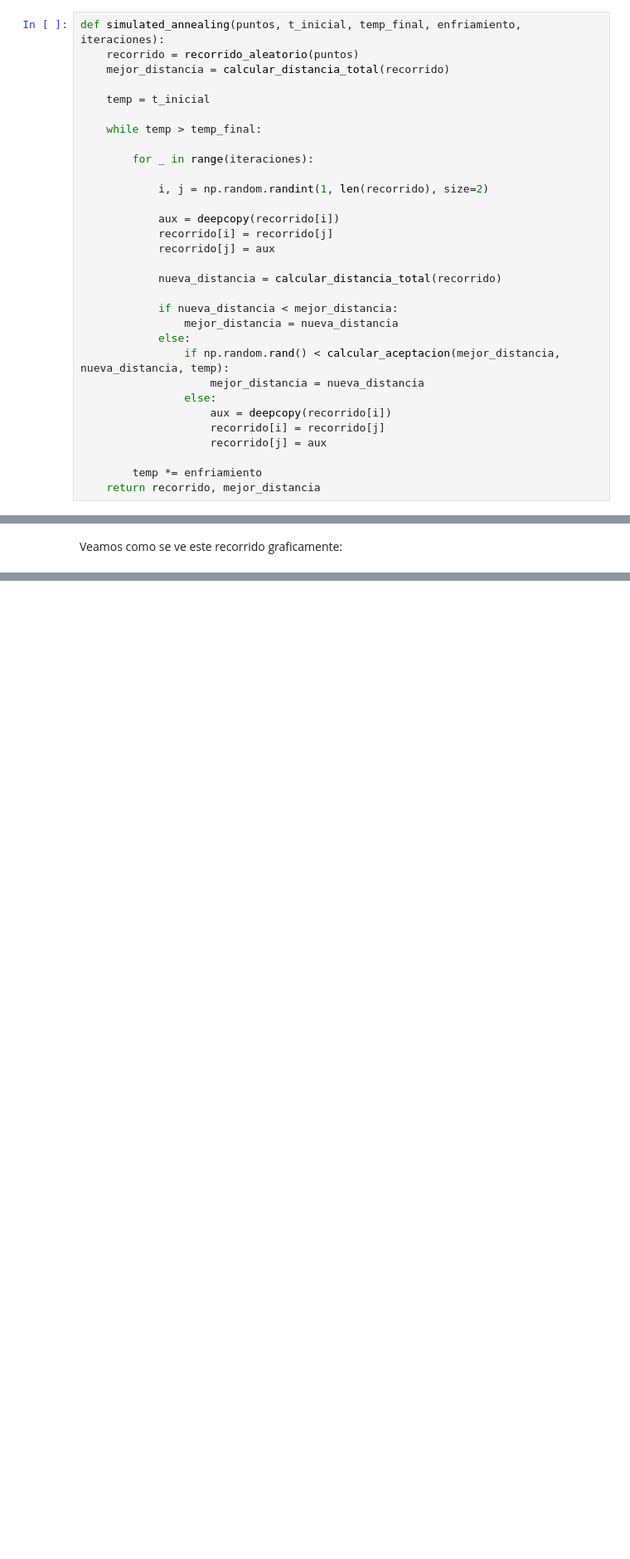
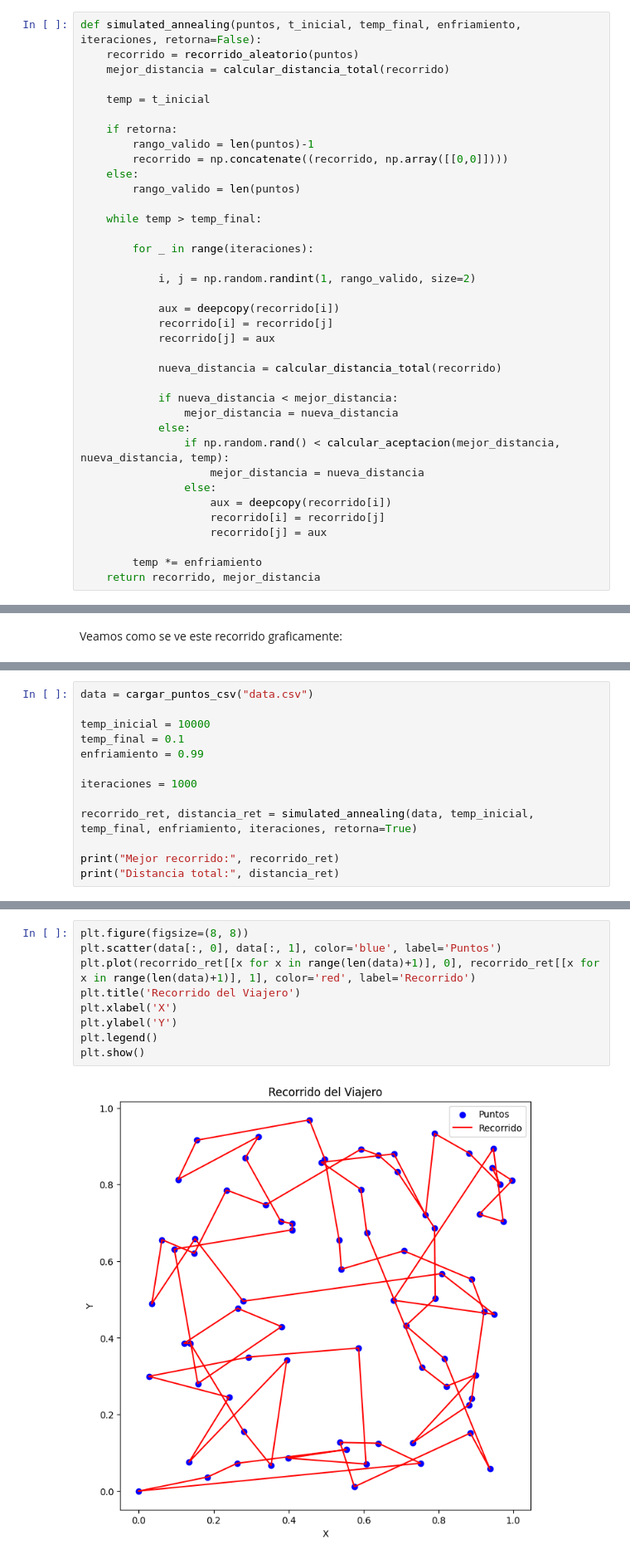
Before and after one commit to dangarciahe/Cadenas_de_Markov, a Jupyter notebook: Tarea_3.ipynb, the cells around one changed output, grey strips where cells are left out. Shown at 83% size. Cells and saved outputs as stored; diff of their text form; blank space fills up the shorter version.

```diff
--- a/Tarea_3.ipynb
+++ b/Tarea_3.ipynb
@@ -622,15 +622,21 @@ Y con esto, creamos la funcion que ejecuta el simulated annealing teniendo en cu
 # %%
-def simulated_annealing(puntos, t_inicial, temp_final, enfriamiento, iteraciones):
+def simulated_annealing(puntos, t_inicial, temp_final, enfriamiento, iteraciones, retorna=False):
     recorrido = recorrido_aleatorio(puntos)
     mejor_distancia = calcular_distancia_total(recorrido)
 
     temp = t_inicial
 
+    if retorna:
+        rango_valido = len(puntos)-1
+        recorrido = np.concatenate((recorrido, np.array([[0,0]])))
+    else:
+        rango_valido = len(puntos)
+
     while temp > temp_final:
 
         for _ in range(iteraciones):
 
-            i, j = np.random.randint(1, len(recorrido), size=2)
+            i, j = np.random.randint(1, rango_valido, size=2)
 
             aux = deepcopy(recorrido[i])
             recorrido[i] = recorrido[j]
@@ -703,0 +716,13 @@ plt.show()
+# %%
+data = cargar_puntos_csv("data.csv")
+
+temp_inicial = 10000
+temp_final = 0.1
+enfriamiento = 0.99
+
+iteraciones = 1000
+
+recorrido_ret, distancia_ret = simulated_annealing(data, temp_inicial, temp_final, enfriamiento, iteraciones, retorna=True)
+
+print("Mejor recorrido:", recorrido_ret)
+print("Distancia total:", distancia_ret)
@@ -703,0 +749,11 @@ plt.show()
+# %%
+plt.figure(figsize=(8, 8))
+plt.scatter(data[:, 0], data[:, 1], color='blue', label='Puntos')
+plt.plot(recorrido_ret[[x for x in range(len(data)+1)], 0], recorrido_ret[[x for x in range(len(data)+1)], 1], color='red', label='Recorrido')
+plt.title('Recorrido del Viajero')
+plt.xlabel('X')
+plt.ylabel('Y')
+plt.legend()
+plt.show()
+# %% [output]
+[figure, added]
```
Also changed, not shown: parts of 4 cells of this notebook.
